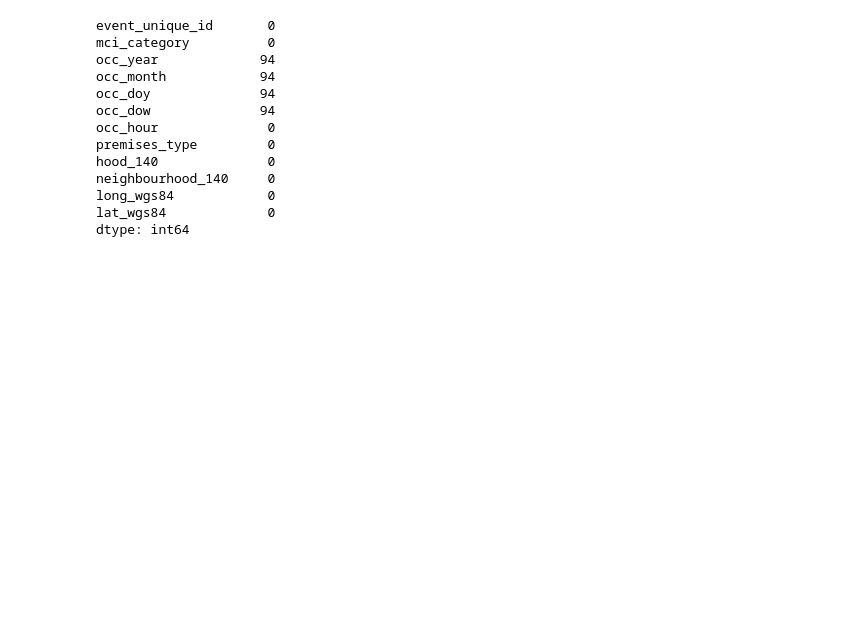
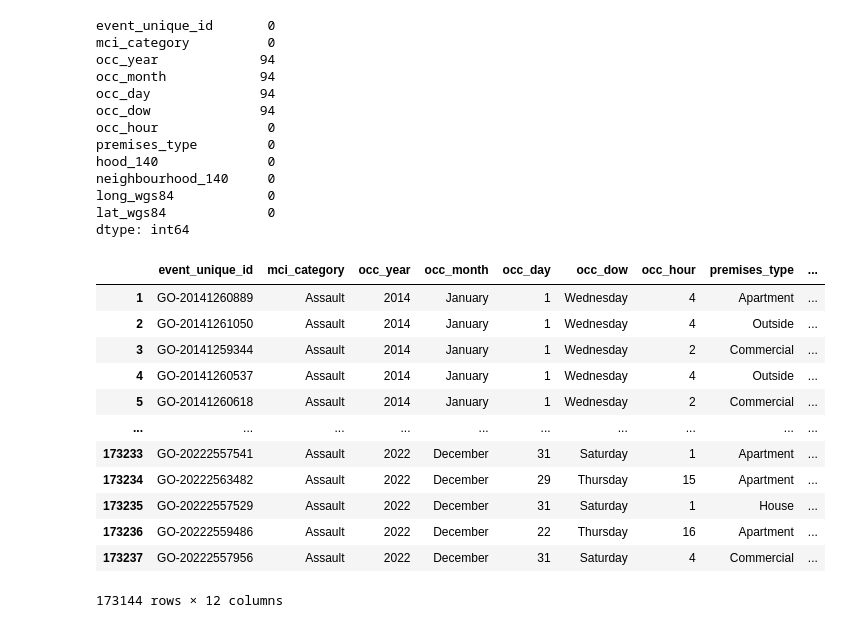
Before and after one commit to MickMarch/Canadian_Homelessness_Analysis, a Jupyter notebook: data_cleaning.ipynb, the cells around one changed output. Cells and saved outputs as stored; diff of their text form; code cells hidden in the pictures; blank space fills up the shorter version.

```diff
--- a/data_cleaning.ipynb
+++ b/data_cleaning.ipynb
@@ -57,6 +77,10 @@ Index(['x', 'y', 'objectid', 'event_unique_id', 'report_date', 'occ_date',
       dtype='object')
 # %%
 assault_df = assault_df[[
-    'event_unique_id', 'mci_category', 'occ_year', 'occ_month', 'occ_doy', 'occ_dow',
+    'event_unique_id', 'mci_category', 'occ_year', 'occ_month', 'occ_day', 'occ_dow',
     'occ_hour', 'premises_type', 'hood_140', 'neighbourhood_140', 'long_wgs84', 'lat_wgs84'
 ]]
+
+['EVENT_UNIQUE_ID', 'OCC_YEAR', 'OCC_MONTH', 'OCC_DAY', 'OCC_DOW',
+       'OCC_HOUR', 'PREMISES_TYPE', 'MCI_CATEGORY',
+       'HOOD_140', 'NEIGHBOURHOOD_140', 'LONG_WGS84', 'LAT_WGS84']
@@ -83,7 +91,7 @@ event_unique_id       0
 mci_category          0
 occ_year             94
 occ_month            94
-occ_doy              94
+occ_day              94
 occ_dow              94
 occ_hour              0
 premises_type         0
@@ -94,3 +102,20 @@ lat_wgs84             0
 dtype: int64
 # %%
 assault_df.dropna(inplace=True)
+# %%
+assault_df[['occ_year', 'occ_day', 'occ_hour']] = assault_df[['occ_year', 'occ_day', 'occ_hour']].astype(int)
+assault_df
+# %% [output]
+|  | event_unique_id | mci_category | occ_year | occ_month | occ_day | occ_dow | occ_hour | premises_type | ... |
+| 1 | GO-20141260889 | Assault | 2014 | January | 1 | Wednesday | 4 | Apartment | ... |
+| 2 | GO-20141261050 | Assault | 2014 | January | 1 | Wednesday | 4 | Outside | ... |
+| 3 | GO-20141259344 | Assault | 2014 | January | 1 | Wednesday | 2 | Commercial | ... |
+| 4 | GO-20141260537 | Assault | 2014 | January | 1 | Wednesday | 4 | Outside | ... |
+| 5 | GO-20141260618 | Assault | 2014 | January | 1 | Wednesday | 2 | Commercial | ... |
+| ... | ... | ... | ... | ... | ... | ... | ... | ... | ... |
+| 173233 | GO-20222557541 | Assault | 2022 | December | 31 | Saturday | 1 | Apartment | ... |
+| 173234 | GO-20222563482 | Assault | 2022 | December | 29 | Thursday | 15 | Apartment | ... |
+| 173235 | GO-20222557529 | Assault | 2022 | December | 31 | Saturday | 1 | House | ... |
+| 173236 | GO-20222559486 | Assault | 2022 | December | 22 | Thursday | 16 | Apartment | ... |
+| 173237 | GO-20222557956 | Assault | 2022 | December | 31 | Saturday | 4 | Commercial | ... |
+173144 rows × 12 columns
```
Also changed, not shown: parts of 8 cells of this notebook, 3 other files.
